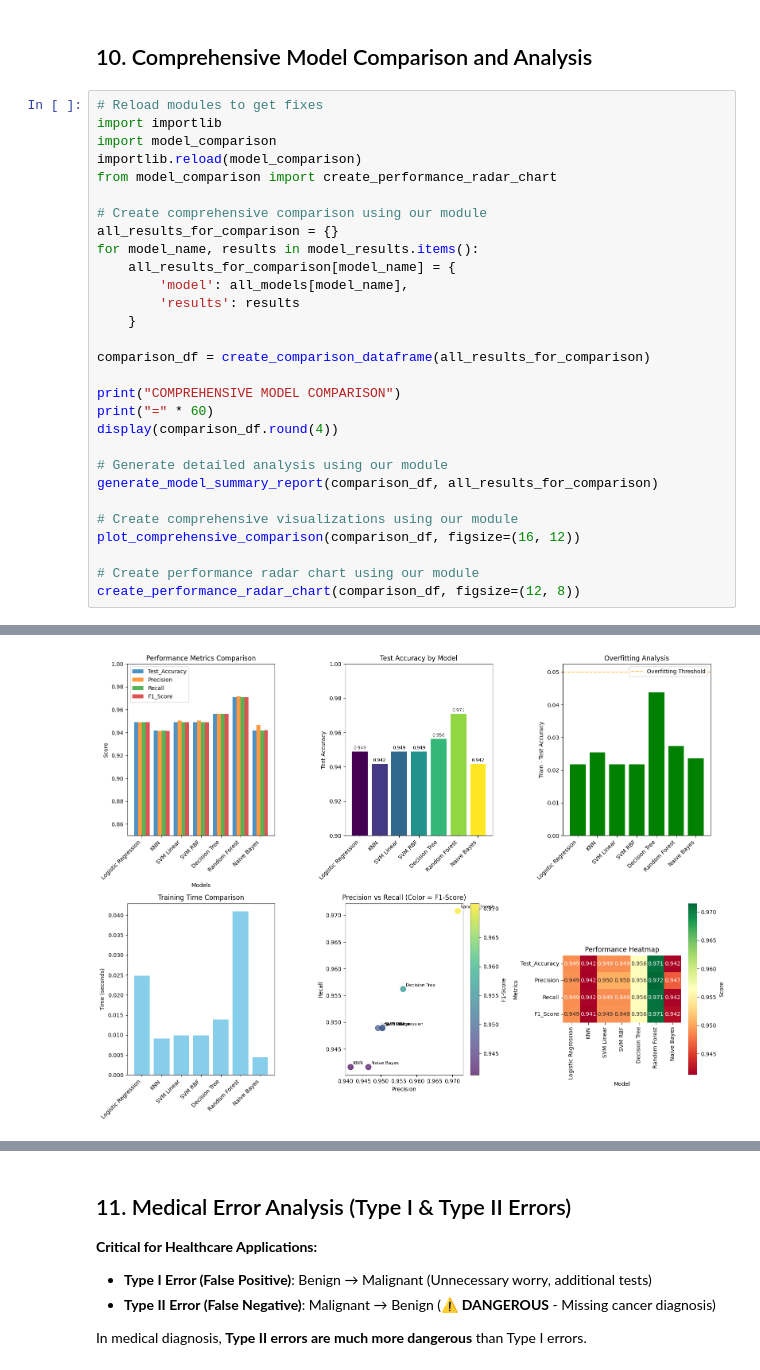
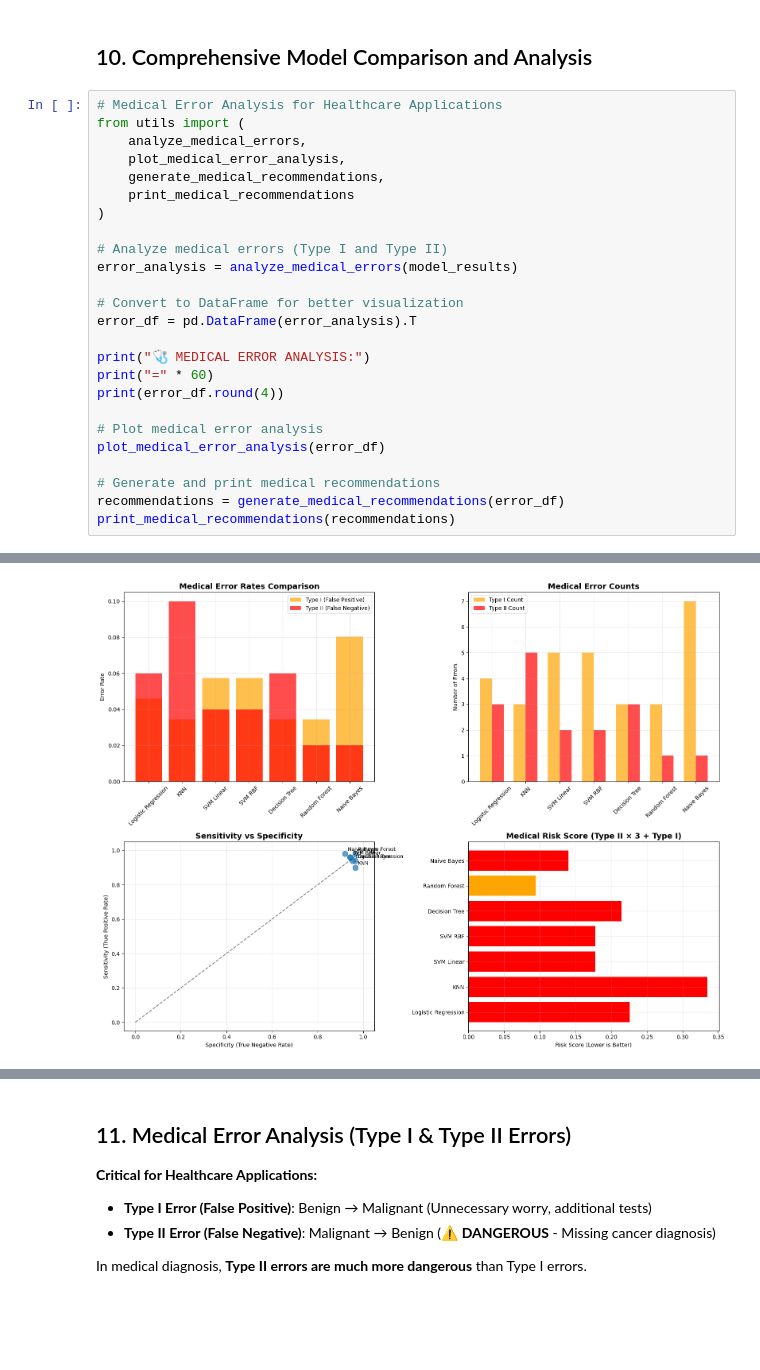
Before and after one commit to lbibi1805-dot/ML_BreastCancerWisconsin_Prediction, a Jupyter notebook: Codes/ml_models_comparison.ipynb, the cells around one changed output, grey strips where cells are left out. Saved outputs shown, nothing was run; the diff lists cells and outputs as text; blank space fills up the shorter version.

```diff
--- a/Codes/ml_models_comparison.ipynb
+++ b/Codes/ml_models_comparison.ipynb
@@ -595,32 +585,28 @@ MODEL PERSISTENCE SUMMARY
 # %% [markdown]
 ## 10. Comprehensive Model Comparison and Analysis
 # %%
-# Reload modules to get fixes
-import importlib
-import model_comparison
-importlib.reload(model_comparison)
-from model_comparison import create_performance_radar_chart
+# Medical Error Analysis for Healthcare Applications
+from utils import (
+    analyze_medical_errors,
+    plot_medical_error_analysis,
+    generate_medical_recommendations,
+    print_medical_recommendations
+)
 
-# Create comprehensive comparison using our module
-all_results_for_comparison = {}
-for model_name, results in model_results.items():
-    all_results_for_comparison[model_name] = {
-        'model': all_models[model_name],
-        'results': results
-    }
+# Analyze medical errors (Type I and Type II)
+error_analysis = analyze_medical_errors(model_results)
 
-comparison_df = create_comparison_dataframe(all_results_for_comparison)
+# Convert to DataFrame for better visualization
+error_df = pd.DataFrame(error_analysis).T
 
-print("COMPREHENSIVE MODEL COMPARISON")
+print("🩺 MEDICAL ERROR ANALYSIS:")
 print("=" * 60)
-display(comparison_df.round(4))
+print(error_df.round(4))
 
-# Generate detailed analysis using our module
-generate_model_summary_report(comparison_df, all_results_for_comparison)
+# Plot medical error analysis
+plot_medical_error_analysis(error_df)
 
-# Create comprehensive visualizations using our module
-plot_comprehensive_comparison(comparison_df, figsize=(16, 12))
-
-# Create performance radar chart using our module
-create_performance_radar_chart(comparison_df, figsize=(12, 8))
+# Generate and print medical recommendations
+recommendations = generate_medical_recommendations(error_df)
+print_medical_recommendations(recommendations)
 # %% [output]
@@ -636,0 +632 @@ COMPREHENSIVE MODEL COMPARISON
+[figure, new version]
@@ -654 +651,0 @@ Total Models Evaluated: 7
-[figure, old version]
```
Also changed, not shown: parts of 19 cells of this notebook, 50 other files.
